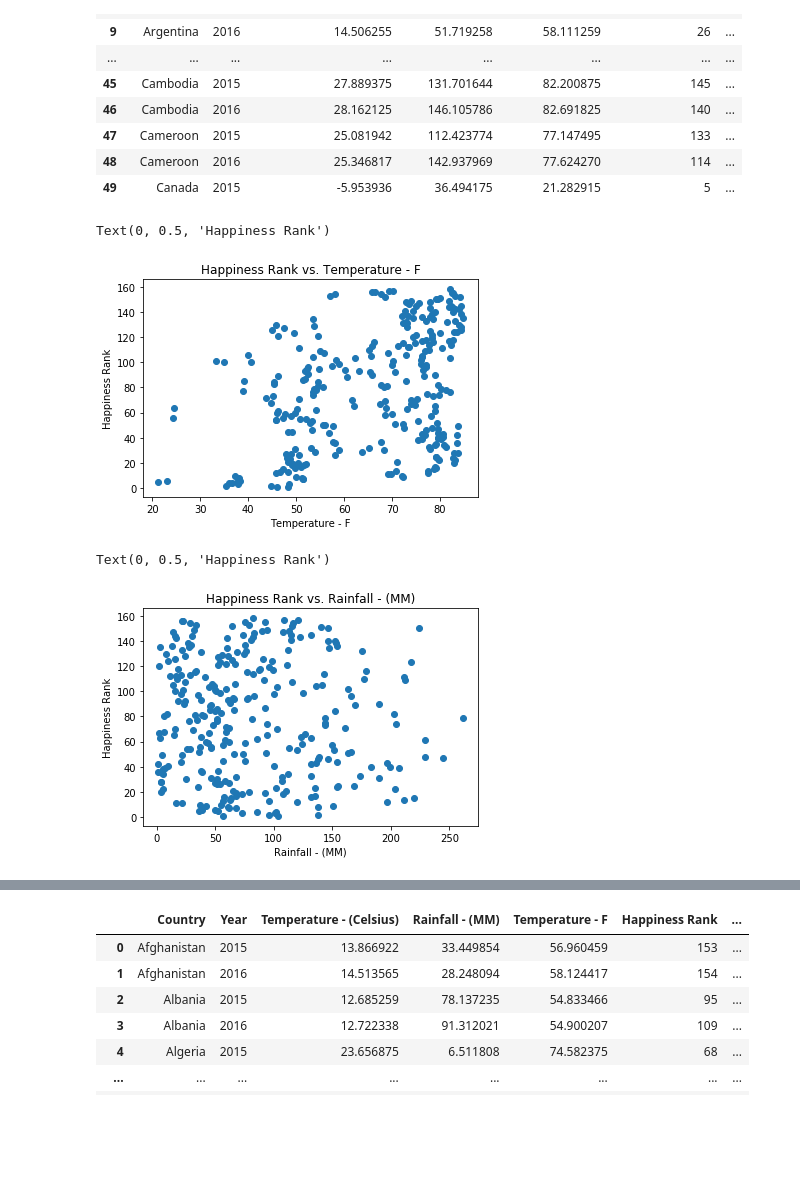
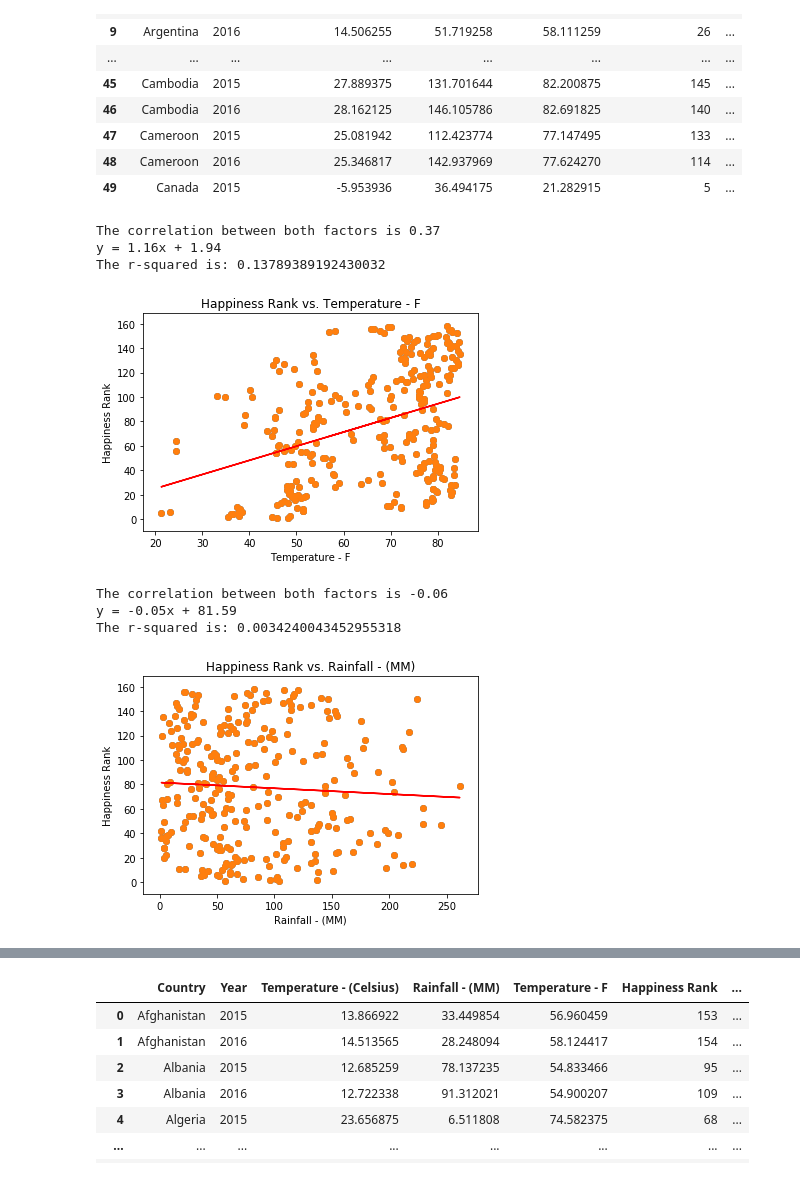
Before and after one commit to AJ-Paine/07-Skynet-Project, a Jupyter notebook: Skynet Project 1.ipynb, the cells around one changed output, grey strips where cells are left out. Saved outputs shown, nothing was run; the diff lists cells and outputs as text; code cells hidden in the pictures; blank space fills up the shorter version.

Commit message:
Added linear regression and correlation to graphs.

```diff
--- a/Skynet Project 1.ipynb
+++ b/Skynet Project 1.ipynb
@@ -144,22 +141,47 @@ merge.head(50)
 | 47 | Cameroon | 2015 | 25.081942 | 112.423774 | 77.147495 | 133 | ... |
 | 48 | Cameroon | 2016 | 25.346817 | 142.937969 | 77.624270 | 114 | ... |
 | 49 | Canada | 2015 | -5.953936 | 36.494175 | 21.282915 | 5 | ... |
+# %%
+#Correlation
+def correlation(x_axis,y_axis):
+    correlation = st.pearsonr(x_axis,y_axis)
+    print(f"The correlation between both factors is {round(correlation[0],2)}")
+# %%
+#Regression
+def regression(x_values, y_values):
+    (slope, intercept, rvalue, pvalue, stderr) = linregress(x_values, y_values)
+    regress_values = x_values * slope + intercept
+    line_eq = "y = " + str(round(slope,2)) + "x + " + str(round(intercept,2))
+    plt.scatter(x_values,y_values)
+    plt.plot(x_values,regress_values,"r-")
+    print(line_eq)
+    #plt.annotate(line_eq,(0,50),fontsize=15,color="red")
+    print(f"The r-squared is: {rvalue**2}")
 # %%
 plt.scatter(merge["Temperature - F"],merge["Happiness Rank"])
 plt.title("Happiness Rank vs. Temperature - F")
 plt.xlabel("Temperature - F")
 plt.ylabel("Happiness Rank")
+correlation(merge["Temperature - F"],merge["Happiness Rank"])
+regression(merge["Temperature - F"],merge["Happiness Rank"])
+plt.show()
 # %% [output]
-Text(0, 0.5, 'Happiness Rank')
+The correlation between both factors is 0.37
+y = 1.16x + 1.94
+The r-squared is: 0.13789389192430032
-[figure, old version]
+[figure, new version]
 # %%
 plt.scatter(merge["Rainfall - (MM)"],merge["Happiness Rank"])
 plt.title("Happiness Rank vs. Rainfall - (MM)")
 plt.xlabel("Rainfall - (MM)")
 plt.ylabel("Happiness Rank")
+correlation(merge["Rainfall - (MM)"],merge["Happiness Rank"])
+regression(merge["Rainfall - (MM)"],merge["Happiness Rank"])
 # %% [output]
-Text(0, 0.5, 'Happiness Rank')
+The correlation between both factors is -0.06
+y = -0.05x + 81.59
+The r-squared is: 0.0034240043452955318
-[figure, old version]
+[figure, new version]
 # %%
 plt.scatter(merge["Rainfall - (MM)"],merge["Happiness Score"])
 plt.title("Happiness Score vs. Rainfall - (MM)")
```
Also changed, not shown: parts of 5 cells of this notebook, 1 other file.
